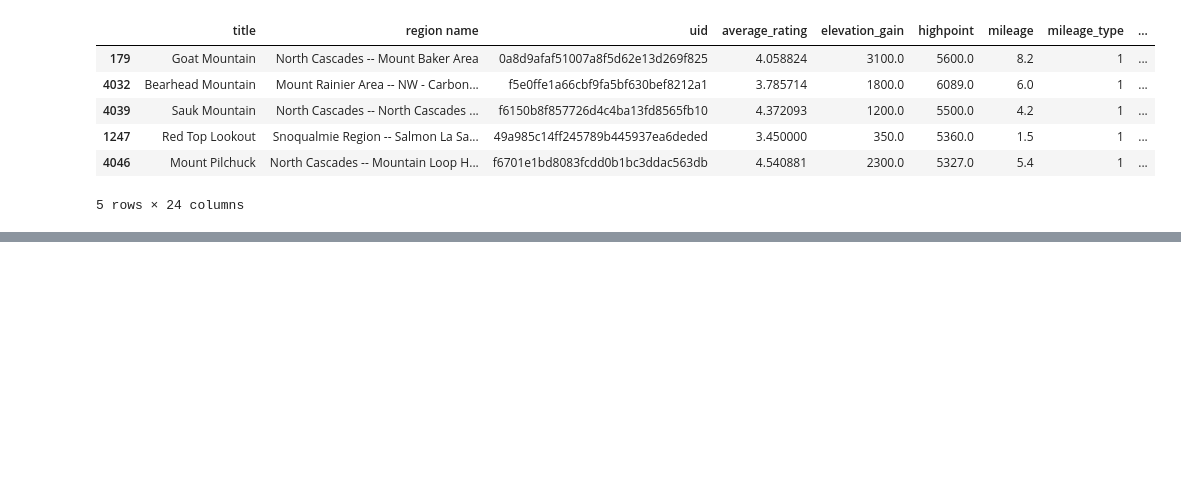
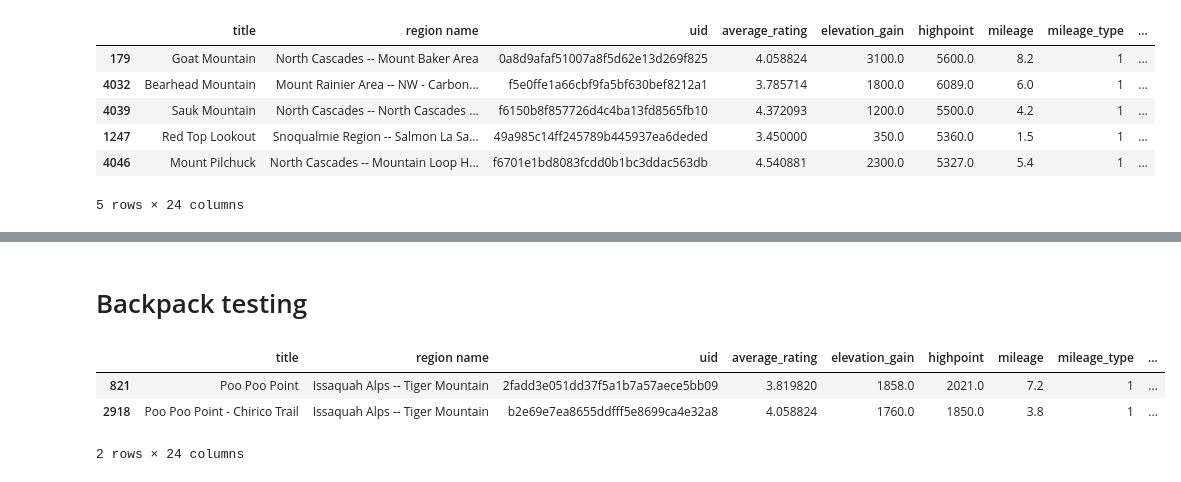
Before and after one commit to Jadetabony/wta_hikes, a Jupyter notebook: model_testing_for_wta/model_comparison.ipynb, the cells around one changed output, grey strips where cells are left out. Saved outputs shown, nothing was run; the diff lists cells and outputs as text; code cells hidden in the pictures; blank space fills up the shorter version.

```diff
--- a/model_testing_for_wta/model_comparison.ipynb
+++ b/model_testing_for_wta/model_comparison.ipynb
@@ -222,0 +229,9 @@ TypeError: Cannot index by location index with a non-integer key
+# %% [markdown]
+# Backpack testing
+# %%
+hike_data[hike_data['title'].str.contains('Poo Poo Point')]
+# %% [output]
+|  | title | region name | uid | average_rating | elevation_gain | highpoint | mileage | mileage_type | ... |
+| 821 | Poo Poo Point | Issaquah Alps -- Tiger Mountain | 2fadd3e051dd37f5a1b7a57aece5bb09 | 3.819820 | 1858.0 | 2021.0 | 7.2 | 1 | ... |
+| 2918 | Poo Poo Point - Chirico Trail | Issaquah Alps -- Tiger Mountain | b2e69e7ea8655ddfff5e8699ca4e32a8 | 4.058824 | 1760.0 | 1850.0 | 3.8 | 1 | ... |
+2 rows × 24 columns
```
Also changed, not shown: parts of 14 cells of this notebook, 1 other file.
